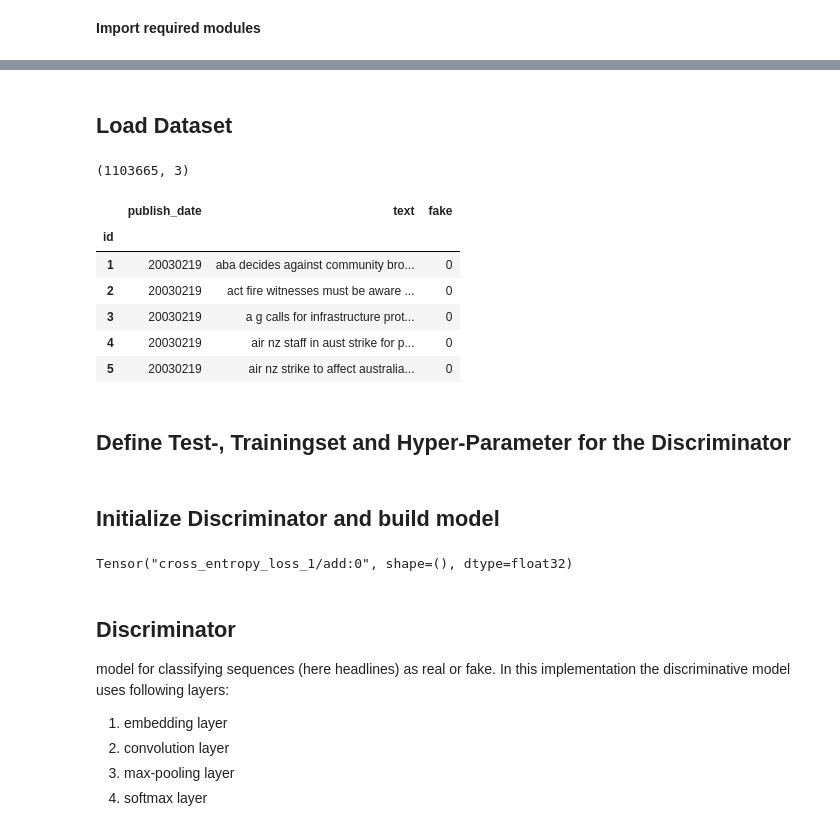
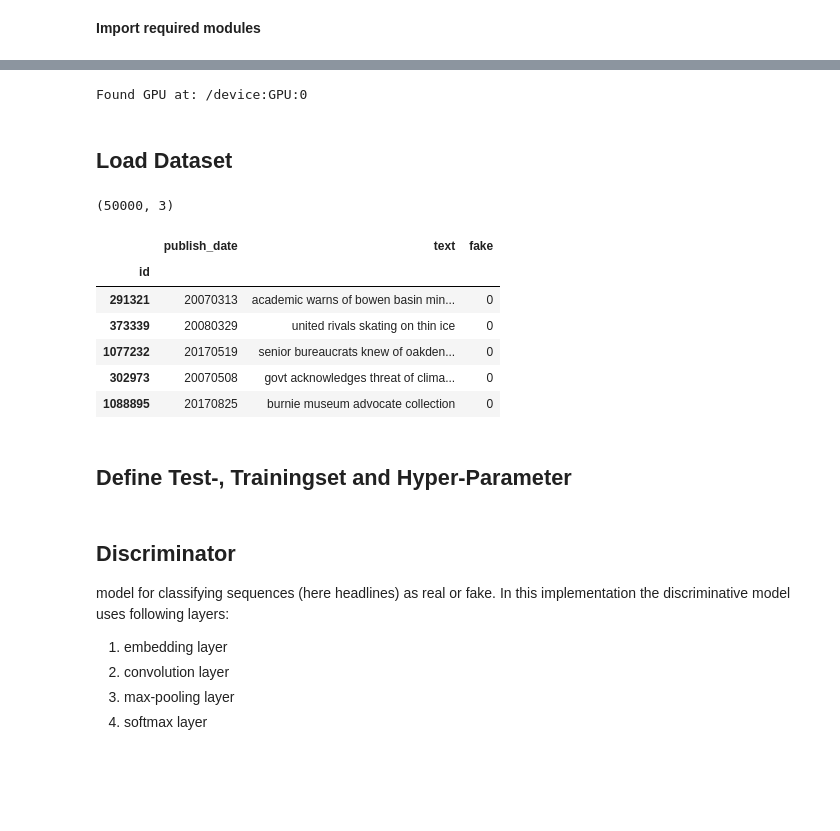
Before and after one commit to hogch/masterproject_gan, a Jupyter notebook: SeqGAN_headlines.ipynb, the cells around one changed output, grey strips where cells are left out. Drawn from its saved outputs; the diff is of its cells as text; code cells hidden in the pictures; blank space fills up the shorter version.

```diff
--- a/SeqGAN_headlines.ipynb
+++ b/SeqGAN_headlines.ipynb
@@ -56,17 +70,28 @@ Successfully installed highway.py-0.2.2 websockets-3.4
+# %%
+device_name = tf.test.gpu_device_name()
+if device_name != '/device:GPU:0':
+  raise SystemError('GPU device not found')
+print('Found GPU at: {}'.format(device_name))
+# %% [output]
+Found GPU at: /device:GPU:0
 # %% [markdown]
 ## Load Dataset
 # %%
-df = pd.read_csv("headlines.csv", sep=',',index_col = "id")
+df = pd.read_csv('headlines.csv', sep=',', index_col='id')
+df = df.sample(frac=1)
+# 200000 samples needs 17-23 minutes per epoch
+# 100000 samples needs 5 minutes per epoch
+df = df[:50000]
 print(df.shape)
 df.head()
 # %% [output]
-(1103665, 3)
+(50000, 3)
 |  | publish_date | text | fake |
 | id |  |  |  |
-| 1 | 20030219 | aba decides against community bro... | 0 |
-| 2 | 20030219 | act fire witnesses must be aware ... | 0 |
-| 3 | 20030219 | a g calls for infrastructure prot... | 0 |
-| 4 | 20030219 | air nz staff in aust strike for p... | 0 |
-| 5 | 20030219 | air nz strike to affect australia... | 0 |
+| 291321 | 20070313 | academic warns of bowen basin min... | 0 |
+| 373339 | 20080329 | united rivals skating on thin ice | 0 |
+| 1077232 | 20170519 | senior bureaucrats knew of oakden... | 0 |
+| 302973 | 20070508 | govt acknowledges threat of clima... | 0 |
+| 1088895 | 20170825 | burnie museum advocate collection | 0 |
 # %% [markdown]
-## Define Test-, Trainingset and Hyper-Parameter for the Discriminator
+## Define Test-, Trainingset and Hyper-Parameter
@@ -93,9 +97,0 @@ NUM_FILTERS = 50
-# %% [markdown]
-## Initialize Discriminator and build model
-# %%
-discriminator = Discriminator(VOCAB_SIZE, SEQ_LENGTH, EMB_SIZE,
-                              FILTER_SIZES, NUM_CLASSES, NUM_FILTERS)
-
-discriminator.build_model()
-# %% [output]
-Tensor("cross_entropy_loss_1/add:0", shape=(), dtype=float32)
```
Also changed, not shown: parts of 21 cells of this notebook.
